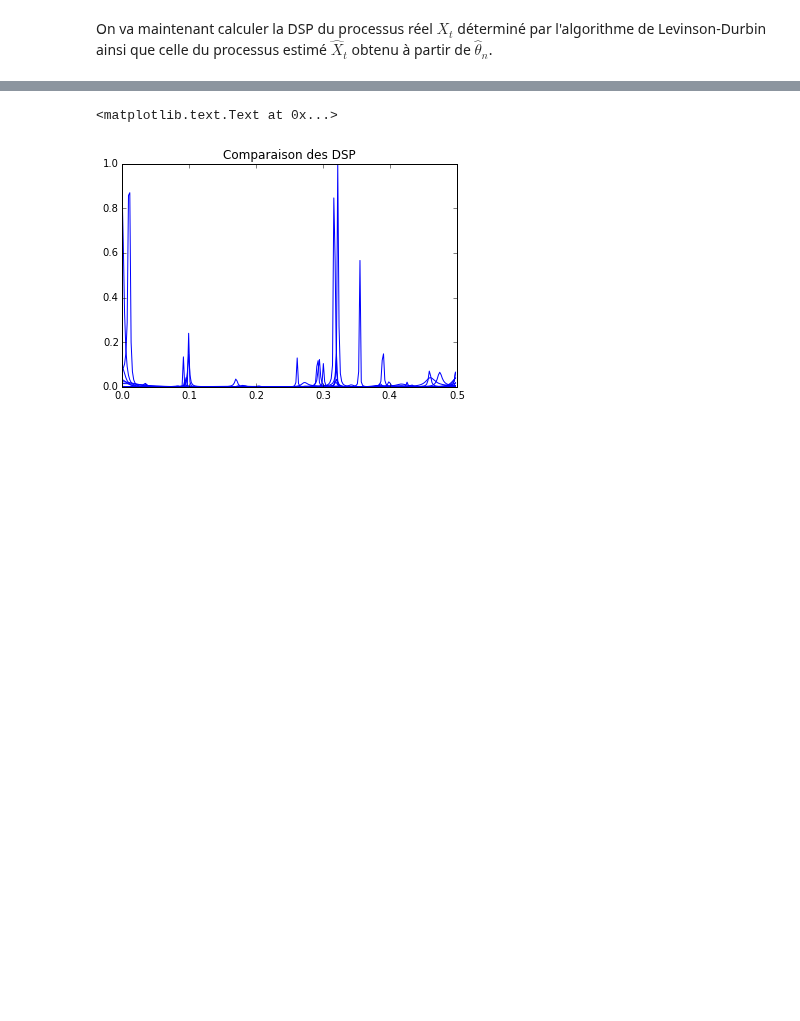
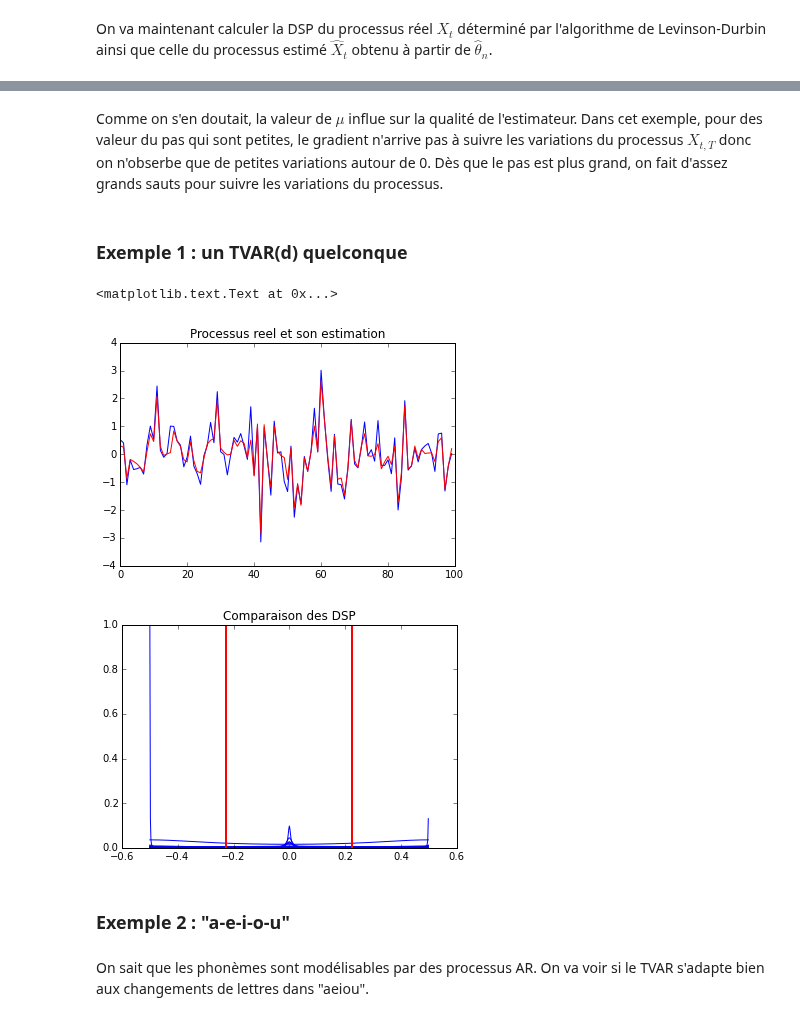
Before and after one commit to jngod2011/TVAR_Prediction, a Jupyter notebook: SIGMA205_exemple_TVAR(2).ipynb, the cells around one changed output, grey strips where cells are left out. Saved outputs shown, nothing was run; the diff lists cells and outputs as text; code cells hidden in the pictures; blank space fills up the shorter version.

Commit message:
Ajout d'un comparatif des effets de mu et ajout d'un dossier data pour les différents exemples

```diff
--- a/SIGMA205_exemple_TVAR(2).ipynb
+++ b/SIGMA205_exemple_TVAR(2).ipynb
@@ -277,7 +277,7 @@ def generation_est(X, d, T, mu):
     X_est = np.zeros(T)
 
     for k in (np.arange(T)):
-        XX = X[T+k-d:T+k][::-1]
+        XX = X[T+k-d:T+k][::-1i]
 
         if k==0:
             theta_est[:,k] = np.matrix(mu * X[T+k] * XX / (1 + mu * norm(XX) ** 2)).T
@@ -317,14 +330,43 @@ def dsp(theta, T, N = 512):
+# %% [markdown]
+Comme on s'en doutait, la valeur de $\mu$ influe sur la qualité de l'estimateur. Dans cet exemple, pour des valeur du pas qui sont petites, le gradient n'arrive pas à suivre les variations du processus $X_{t,T}$ donc on n'obserbe que de petites variations autour de 0. Dès que le pas est plus grand, on fait d'assez grands sauts pour suivre les variations du processus.
+# %% [markdown]
+### Exemple 1 : un TVAR(d) quelconque
 # %%
+d = 2
+T = int(1e2)
+mu = 5e-0 #d=2 -> mu = 1, d=10 -> mu = 0.5
+epsilon = np.random.randn(2*T)
+
+X, theta = generation_TVAR(d, T, epsilon)
+X_est, theta_est = generation_est(X, d, T, mu)
+
+plt.figure()
+plt.plot(X[T:], 'b', label = 'X')
+plt.plot(X_est, 'r', label = 'X_est')
+plt.title("Processus reel et son estimation")
+
 N = 512
 
 dsp_X = dsp(theta, T, N)
 dsp_X_est = dsp(theta_est, T, N)
 
-lambd = np.arange(N/2, dtype = 'double') / N
+if d==2:
+    coeffs = np.ones(d+1)
+    coeffs[1:] = theta[:,0].T
+    roots = np.roots(coeffs)
+    angles = np.angle(roots) / (2 * np.pi)
 
+
+lambd = np.arange(-N/2, N/2, 1, dtype = 'double') / N
+
+plt.figure()
 #plt.plot(lambd, dsp_X/np.max(abs(dsp_X)), 'r', label ='vraie DSP')
-plt.plot(lambd, (dsp_X_est/np.max(abs(dsp_X_est)))[0:N/2], 'b', label = 'DSP estimee')
+plt.plot(lambd, dsp_X_est/np.max(abs(dsp_X_est)), 'b', label = 'DSP estimee')
+if d==2:
+    for k in np.arange(d):
+        plt.axvline(x=angles[k], ymin=0, ymax=1, linewidth=2, color = 'r')
 plt.title("Comparaison des DSP")
 # %% [output]
 <matplotlib.text.Text at 0x...>
-[figure, old version]
+[figure, new version]
+[figure, added]
@@ -332,0 +373,4 @@ plt.title("Comparaison des DSP")
+# %% [markdown]
+### Exemple 2 : "a-e-i-o-u"
+# %% [markdown]
+On sait que les phonèmes sont modélisables par des processus AR. On va voir si le TVAR s'adapte bien aux changements de lettres dans "aeiou".
```
Also changed, not shown: parts of 5 cells of this notebook.
